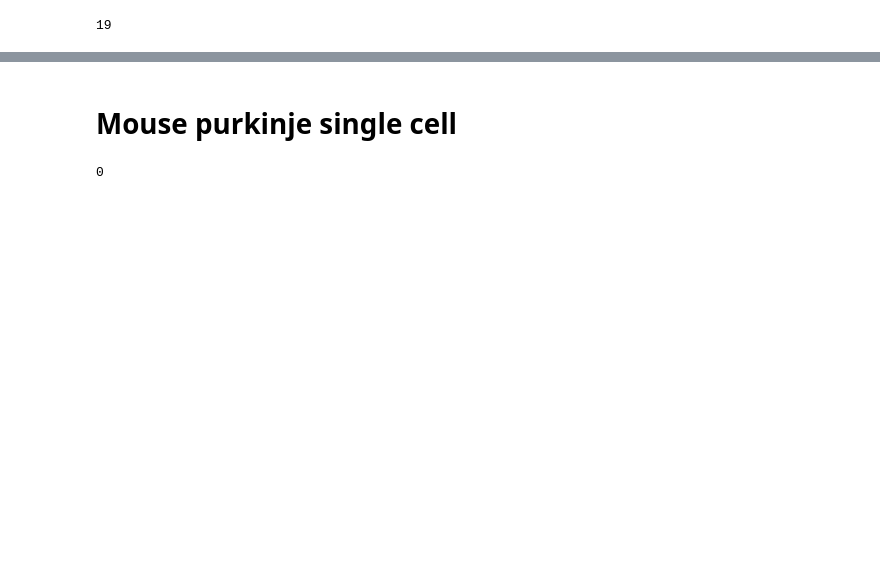
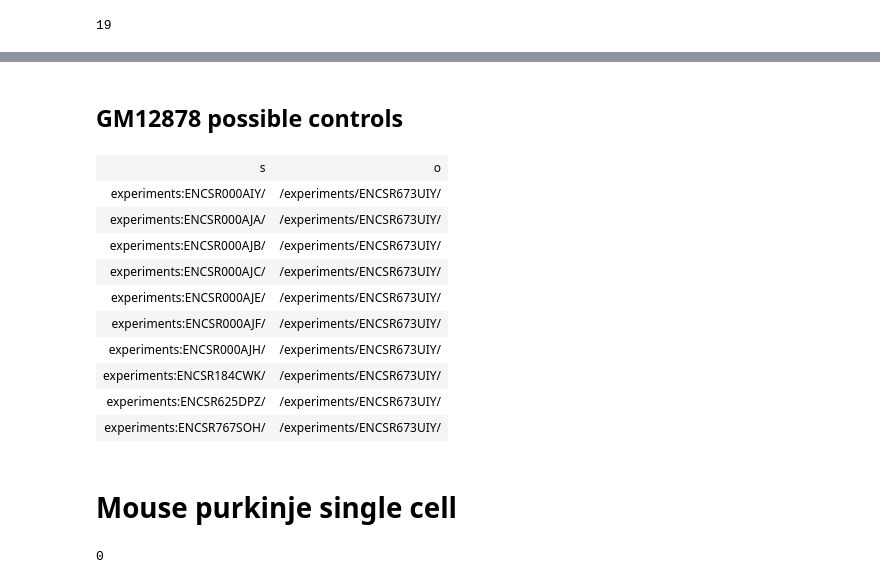
Before and after one commit to detrout/encode3-curation, a Jupyter notebook: single cell dataset members.ipynb, the cells around one changed output, grey strips where cells are left out. Cells and saved outputs as stored; diff of their text form; code cells hidden in the pictures; blank space fills up the shorter version.

```diff
--- a/single cell dataset members.ipynb
+++ b/single cell dataset members.ipynb
@@ -122,6 +183,26 @@ order by ?experiment
 | experiments:ENCSR673UIY/ | libraries:ENCLB108EAP/ | RNA-seq on single cell equivalent... | library:13296/ | Illumina index__N705_N503_Paired_... |
 | experiments:ENCSR673UIY/ | libraries:ENCLB283IJI/ | RNA-seq on single cell equivalent... | library:13294/ | Illumina index__N705_N501_Paired_... |
 | experiments:ENCSR767SOH/ | libraries:ENCLB476CZO/ | RNA-seq of a single GM12878 cell | library:13290/ | Illumina index__N704_N501_Paired_... |
+# %% [markdown]
+## GM12878 possible controls
+# %%
+%%sparql -m gm12878_model
+select ?s ?o
+where {
+  ?s experiment:possible_controls ?o .
+}
+# %% [output]
+| s | o |
+| experiments:ENCSR000AIY/ | /experiments/ENCSR673UIY/ |
+| experiments:ENCSR000AJA/ | /experiments/ENCSR673UIY/ |
+| experiments:ENCSR000AJB/ | /experiments/ENCSR673UIY/ |
+| experiments:ENCSR000AJC/ | /experiments/ENCSR673UIY/ |
+| experiments:ENCSR000AJE/ | /experiments/ENCSR673UIY/ |
+| experiments:ENCSR000AJF/ | /experiments/ENCSR673UIY/ |
+| experiments:ENCSR000AJH/ | /experiments/ENCSR673UIY/ |
+| experiments:ENCSR184CWK/ | /experiments/ENCSR673UIY/ |
+| experiments:ENCSR625DPZ/ | /experiments/ENCSR673UIY/ |
+| experiments:ENCSR767SOH/ | /experiments/ENCSR673UIY/ |
 # %% [markdown]
 # Mouse purkinje single cell
 # %%
```
Also changed, not shown: parts of 11 cells of this notebook.
